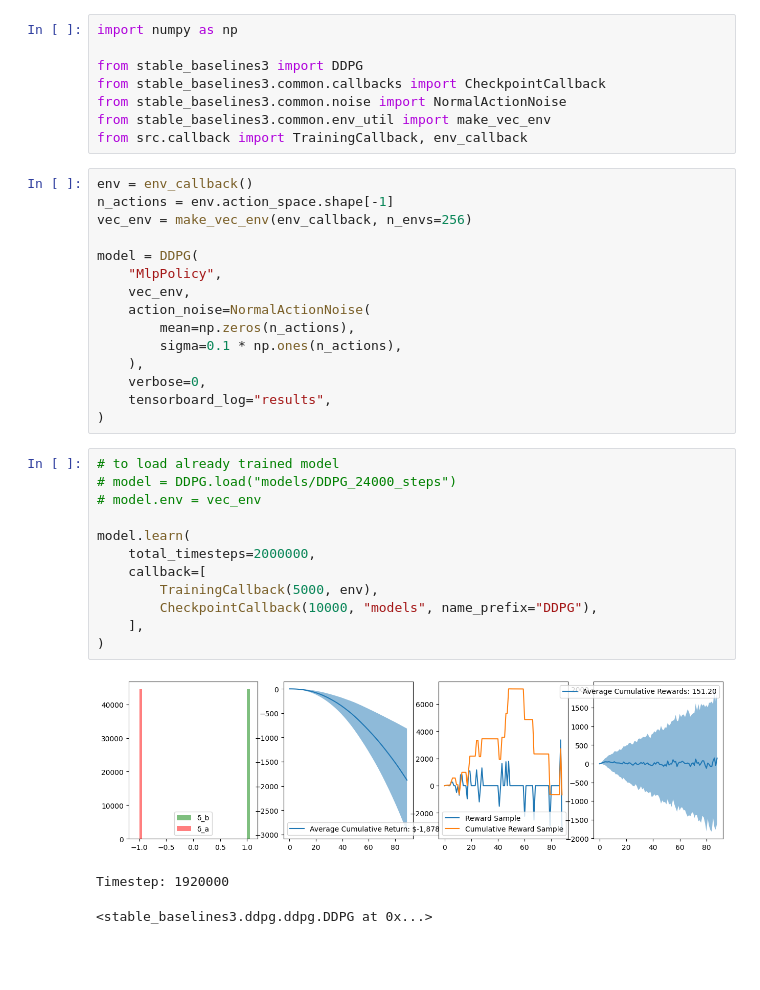
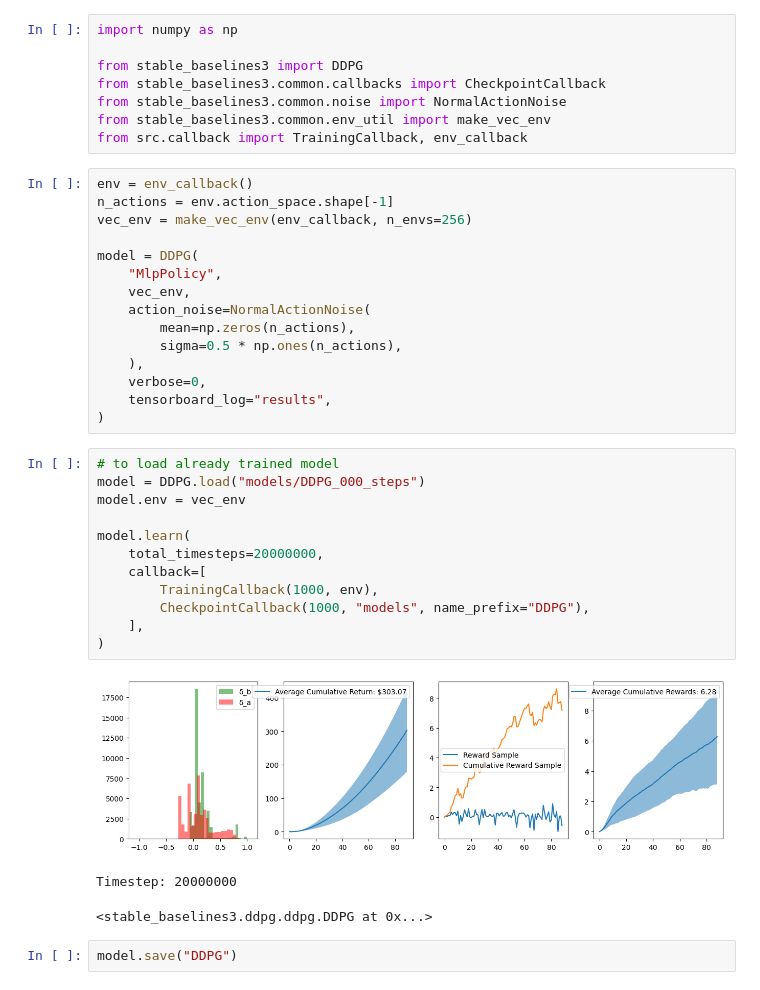
Before and after one commit to alfatti/AI4MarketMaking, a Jupyter notebook: rl/ddpg.ipynb, the cells around one changed output. Cells and saved outputs as stored; diff of their text form; blank space fills up the shorter version.

Commit message:
Re-runs A2C, DDPG, & PPO and re-runs visualization

```diff
--- a/rl/ddpg.ipynb
+++ b/rl/ddpg.ipynb
@@ -16,24 +16,26 @@ model = DDPG(
     vec_env,
     action_noise=NormalActionNoise(
         mean=np.zeros(n_actions),
-        sigma=0.1 * np.ones(n_actions),
+        sigma=0.5 * np.ones(n_actions),
     ),
     verbose=0,
     tensorboard_log="results",
 )
 # %%
 # to load already trained model
-# model = DDPG.load("models/DDPG_24000_steps")
-# model.env = vec_env
+model = DDPG.load("models/DDPG_000_steps")
+model.env = vec_env
 
 model.learn(
-    total_timesteps=2000000,
+    total_timesteps=20000000,
     callback=[
-        TrainingCallback(5000, env),
-        CheckpointCallback(10000, "models", name_prefix="DDPG"),
+        TrainingCallback(1000, env),
+        CheckpointCallback(1000, "models", name_prefix="DDPG"),
     ],
 )
 # %% [output]
-[figure, old version]
+[figure, new version]
-Timestep: 1920000
+Timestep: 20000000
 <stable_baselines3.ddpg.ddpg.DDPG at 0x...>
+# %%
+model.save("DDPG")
```
Also changed, not shown: 16 other files.
